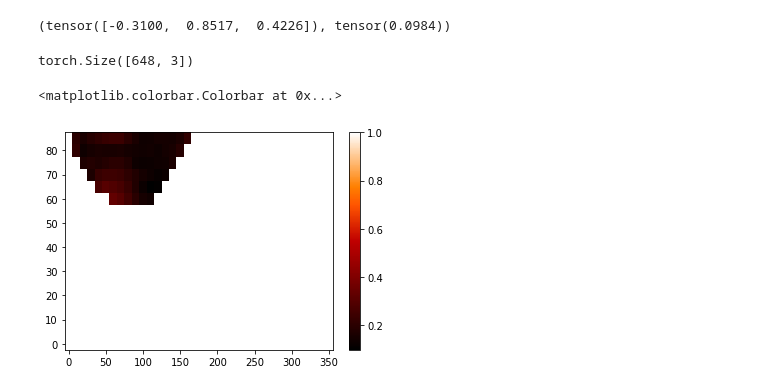
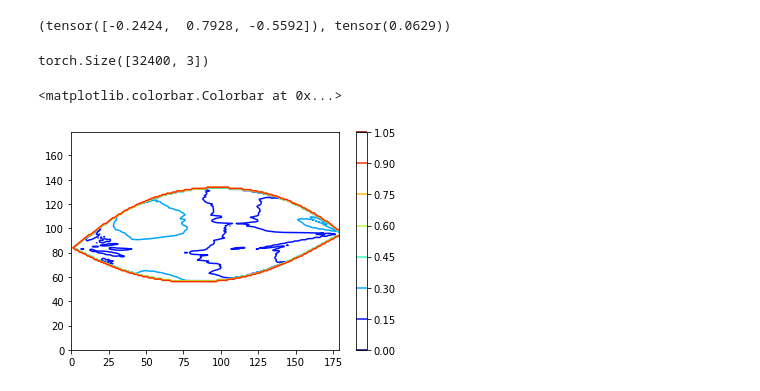
Before and after one commit to hafarooki/pymfr, a Jupyter notebook: demo/wind_axis.ipynb, the cells around one changed output. Cells and saved outputs as stored; diff of their text form; code cells hidden in the pictures.

Commit message:
allow wider range of inflection points

```diff
--- a/demo/wind_axis.ipynb
+++ b/demo/wind_axis.ipynb
@@ -83,8 +83,8 @@ gas_pressure = scipy.constants.Boltzmann * (density * 1e6) * (temperature * 1e6)
 trial_axes = [torch.tensor([np.sin(np.deg2rad(altitude)) * np.cos(np.deg2rad(azimuth)),
                             np.sin(np.deg2rad(altitude)) * np.sin(np.deg2rad(azimuth)),
                             np.cos(np.deg2rad(altitude))], dtype=torch.float32)
-              for altitude in range(0, 90, 5)
-              for azimuth in range(0, 360, 10)]
+              for altitude in range(0, 180, 1)
+              for azimuth in range(0, 180, 1)]
 # trial_axes.append(torch.tensor([0, 0, 1], dtype=torch.float32))
 trial_axes = torch.row_stack(trial_axes)
 best_axis, best_rdiff = minimize_rdiff(magnetic_field.cuda(),
@@ -95,20 +95,20 @@ best_axis = best_axis.cpu()
 best_rdiff = best_rdiff.cpu()
 best_axis, best_rdiff
 # %% [output]
-(tensor([-0.3100,  0.8517,  0.4226]), tensor(0.0984))
+(tensor([-0.2424,  0.7928, -0.5592]), tensor(0.0629))
 # %%
 trial_axes.shape
 # %% [output]
-torch.Size([648, 3])
+torch.Size([32400, 3])
 # %%
 from pymfr.axis import get_residue_map
-residue_map = get_residue_map(magnetic_field, gas_pressure, frame, trial_axes).reshape((90 // 5, 360 // 10))
+residue_map = get_residue_map(magnetic_field, gas_pressure, frame, trial_axes).reshape((180, 180))
 residue_map[residue_map == torch.inf] = 1
-plt.pcolormesh(range(0, 360, 10), range(0, 90, 5), residue_map, cmap="gist_heat")
+plt.contour(range(0, 180, 1), range(0, 180, 1), residue_map, cmap="jet")
 plt.colorbar()
 # %% [output]
 <matplotlib.colorbar.Colorbar at 0x...>
-[figure, old version]
+[figure, new version]
 # %%
 residue_map
 # %% [output]
```
Also changed, not shown: parts of 2 cells of this notebook, 2 other files.
